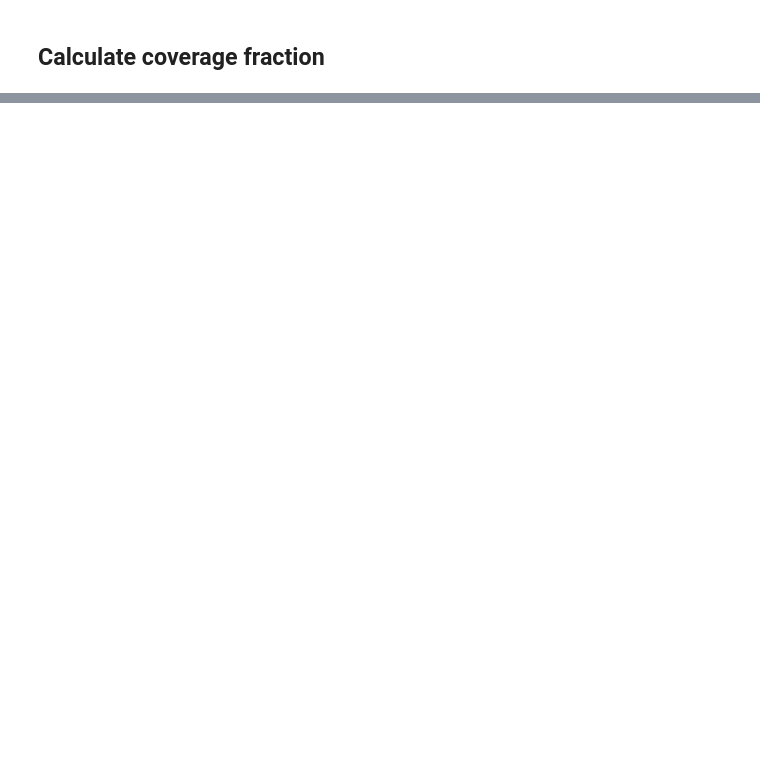
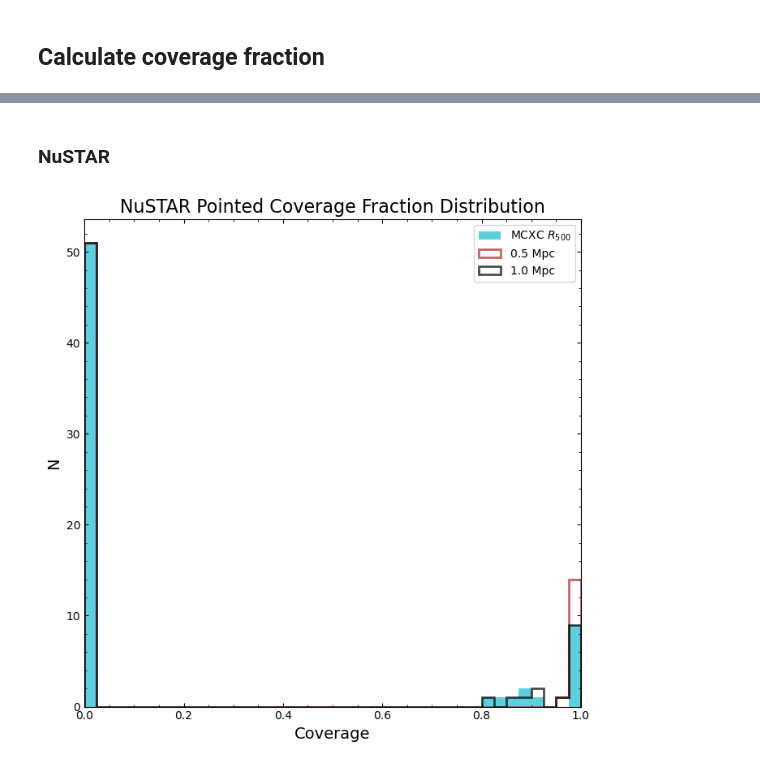
Before and after one commit to LoVoCCS/X-LoVoCCS-Analyses, a Jupyter notebook: notebooks/position_coverage/coverage_fractions.ipynb, the cells around one changed output, grey strips where cells are left out. Drawn from its saved outputs; the diff is of its cells as text; code cells hidden in the pictures; blank space fills up the shorter version.

```diff
--- a/notebooks/position_coverage/coverage_fractions.ipynb
+++ b/notebooks/position_coverage/coverage_fractions.ipynb
@@ -126,0 +290,25 @@ KeyError: 'LoVoCCS_name'
+# %% [markdown]
+### NuSTAR
+# %%
+plt.figure(figsize=(7, 7))
+plt.minorticks_on()
+plt.tick_params(which='both', direction='in', top=True, right=True)
+
+plt.hist(cov_df['nustar_pointed_MCXC_R500'], bins=cov_bins, label=r"MCXC $R_{500}$", color=r500_col, alpha=0.7,
+         histtype="stepfilled")
+plt.hist(cov_df['nustar_pointed_0.5Mpc'], bins=cov_bins, label=r"0.5 Mpc", color=const_05mpc_col, alpha=0.7,
+         histtype="step", linewidth=2.)
+plt.hist(cov_df['nustar_pointed_1.0Mpc'], bins=cov_bins, label=r"1.0 Mpc", color=const_1mpc_col, alpha=0.7,
+         histtype="step", linewidth=2.)
+
+plt.title("NuSTAR Pointed Coverage Fraction Distribution", fontsize=16)
+plt.ylabel("N", fontsize=14)
+plt.xlabel("Coverage", fontsize=14)
+
+plt.xlim(0, 1)
+plt.legend(loc='best')
+plt.tight_layout()
+plt.savefig("../../outputs/figures/coverage_fractions/nustarpointed_coverage.pdf")
+plt.show()
+# %% [output]
+[figure, added]
```
Also changed, not shown: parts of 31 cells of this notebook.
